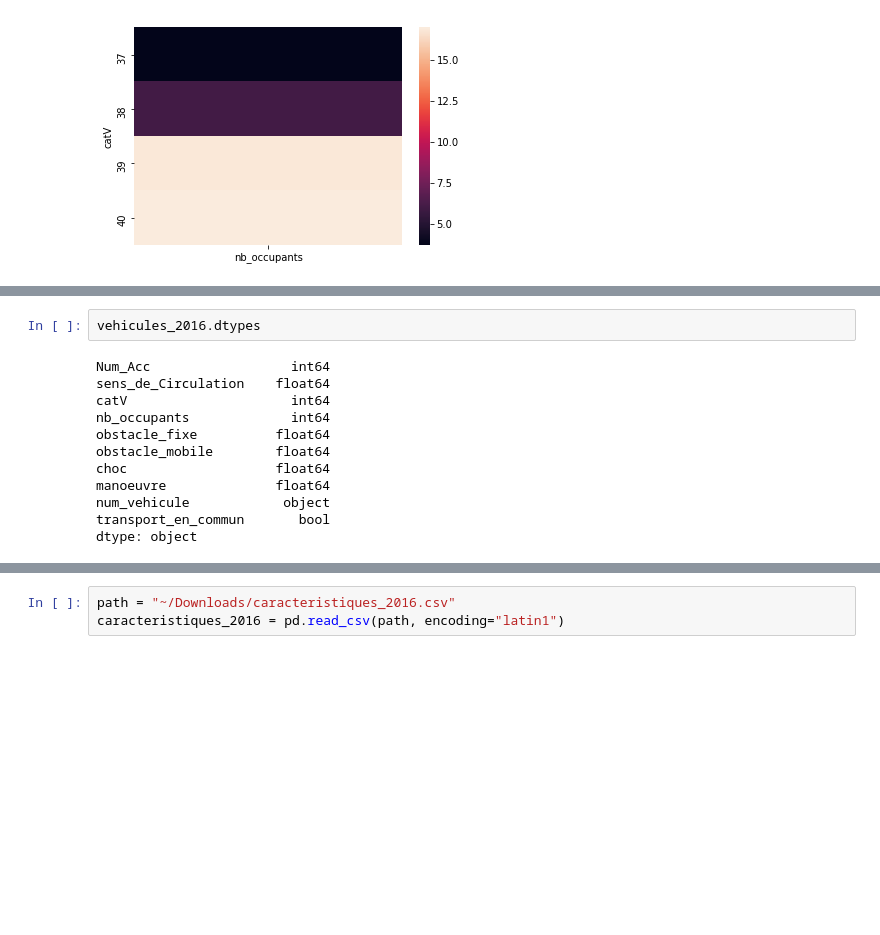
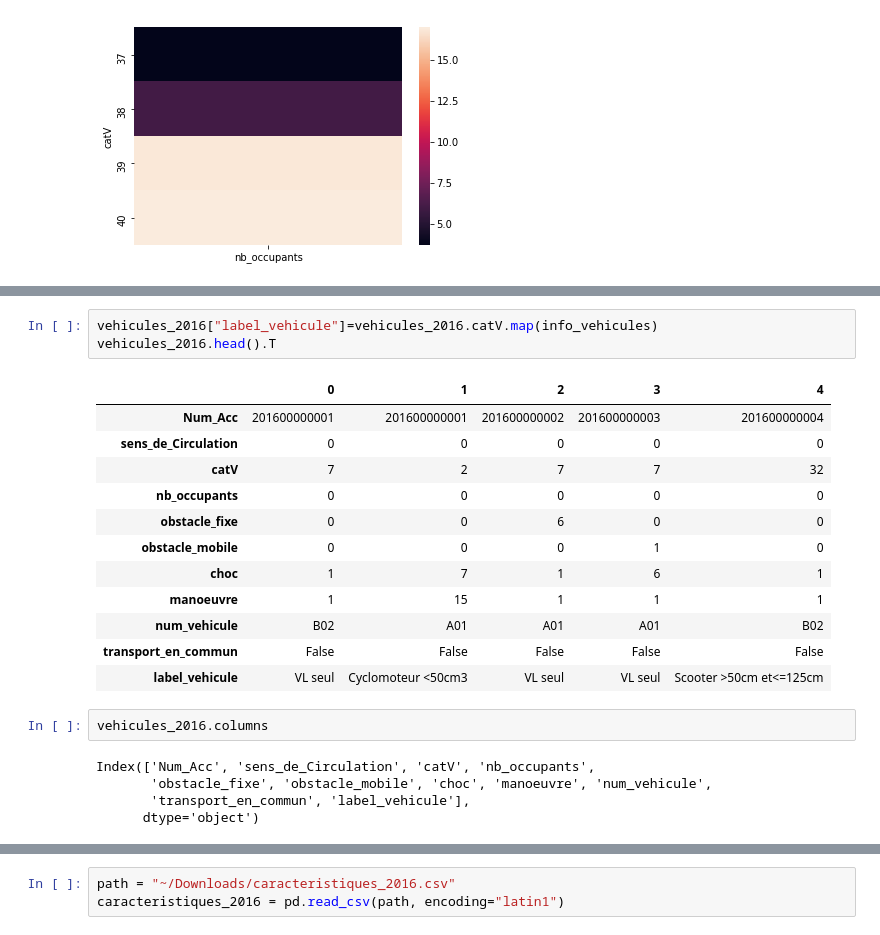
Before and after one commit to romainjouin/formation_python, a Jupyter notebook: accidents_corporels_de_la_circulation.ipynb, the cells around one changed output, grey strips where cells are left out. Cells and saved outputs as stored; diff of their text form; blank space fills up the shorter version.

```diff
--- a/accidents_corporels_de_la_circulation.ipynb
+++ b/accidents_corporels_de_la_circulation.ipynb
@@ -298,14 +336,23 @@ info_vehicules = {
+# %%
+vehicules_2016["label_vehicule"]=vehicules_2016.catV.map(info_vehicules)
+vehicules_2016.head().T
+# %% [output]
+|  | 0 | 1 | 2 | 3 | 4 |
+| Num_Acc | 201600000001 | 201600000001 | 201600000002 | 201600000003 | 201600000004 |
+| sens_de_Circulation | 0 | 0 | 0 | 0 | 0 |
+| catV | 7 | 2 | 7 | 7 | 32 |
+| nb_occupants | 0 | 0 | 0 | 0 | 0 |
+| obstacle_fixe | 0 | 0 | 6 | 0 | 0 |
+| obstacle_mobile | 0 | 0 | 0 | 1 | 0 |
+| choc | 1 | 7 | 1 | 6 | 1 |
+| manoeuvre | 1 | 15 | 1 | 1 | 1 |
+| num_vehicule | B02 | A01 | A01 | A01 | B02 |
+| transport_en_commun | False | False | False | False | False |
+| label_vehicule | VL seul | Cyclomoteur <50cm3 | VL seul | VL seul | Scooter >50cm et<=125cm |
 # %%
-vehicules_2016.dtypes
+vehicules_2016.columns
 # %% [output]
-Num_Acc                  int64
-sens_de_Circulation    float64
-catV                     int64
-nb_occupants             int64
-obstacle_fixe          float64
-obstacle_mobile        float64
-choc                   float64
-manoeuvre              float64
-num_vehicule            object
-transport_en_commun       bool
-dtype: object
+Index(['Num_Acc', 'sens_de_Circulation', 'catV', 'nb_occupants',
+       'obstacle_fixe', 'obstacle_mobile', 'choc', 'manoeuvre', 'num_vehicule',
+       'transport_en_commun', 'label_vehicule'],
+      dtype='object')
```
Also changed, not shown: parts of 15 cells of this notebook.
